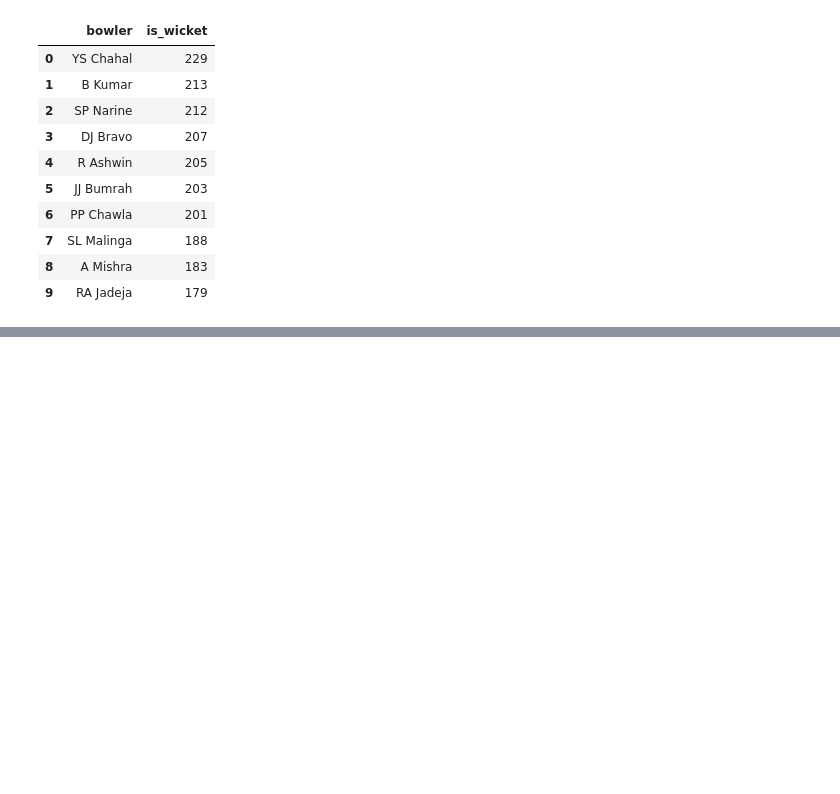
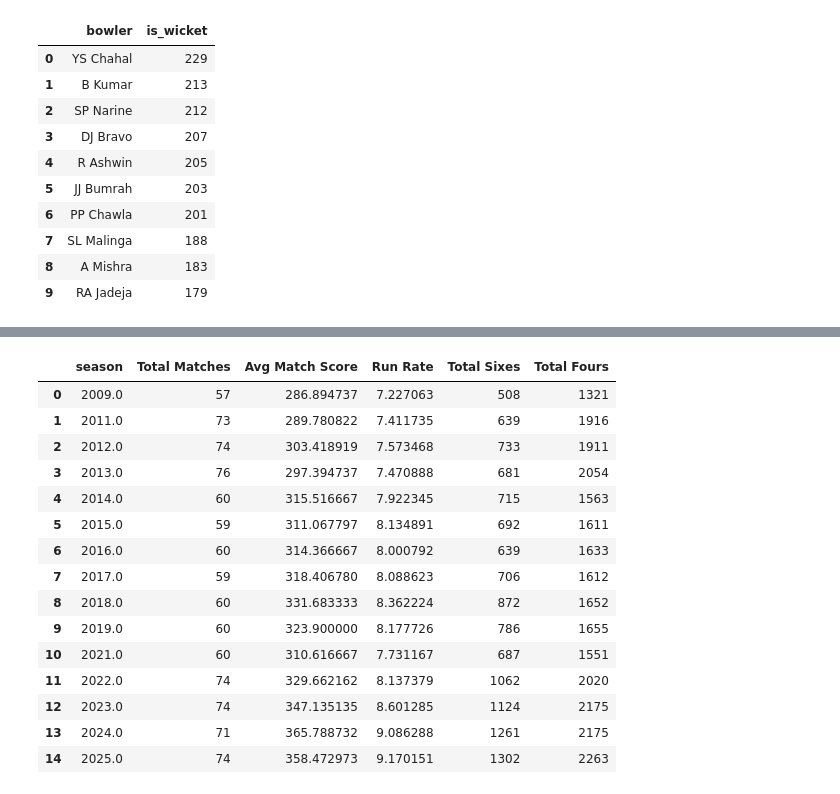
Before and after one commit to Lakshay-Juneja/dva_project, a Jupyter notebook: ipl.ipynb, the cells around one changed output, grey strips where cells are left out. Drawn from its saved outputs; the diff is of its cells as text; code cells hidden in the pictures; blank space fills up the shorter version.

```diff
--- a/ipl.ipynb
+++ b/ipl.ipynb
@@ -293,0 +364,89 @@ top_bowlers
+# %%
+import pandas as pd
+
+# Ensure numeric columns
+df['season'] = pd.to_numeric(df['season'], errors='coerce')
+df['runs_total'] = pd.to_numeric(df['runs_total'], errors='coerce')
+df['runs_batter'] = pd.to_numeric(df['runs_batter'], errors='coerce')
+
+# ------------------------------
+# 1️⃣ Total Matches Per Year
+# ------------------------------
+matches_per_year = df.groupby('season')['match_id'] \
+    .nunique() \
+    .reset_index(name='Total Matches')
+
+# ------------------------------
+# 2️⃣ Average Match Score Per Year
+# ------------------------------
+match_runs = df.groupby(['season','match_id'])['runs_total'] \
+    .sum() \
+    .reset_index()
+
+avg_score = match_runs.groupby('season')['runs_total'] \
+    .mean() \
+    .reset_index(name='Avg Match Score')
+
+# ------------------------------
+# 3️⃣ Run Rate Per Year
+# ------------------------------
+balls = df.groupby(['season','match_id']).size().reset_index(name='Balls')
+runs = df.groupby(['season','match_id'])['runs_total'].sum().reset_index()
+
+rr = pd.merge(runs, balls, on=['season','match_id'])
+rr['Run Rate'] = (rr['runs_total'] / rr['Balls']) * 6
+
+avg_runrate = rr.groupby('season')['Run Rate'] \
+    .mean() \
+    .reset_index()
+
+# ------------------------------
+# 4️⃣ Total Sixes Per Year
+# ------------------------------
+sixes = df[df['runs_batter'] == 6] \
+    .groupby('season') \
+    .size() \
+    .reset_index(name='Total Sixes')
+
+# ------------------------------
+# 5️⃣ Total Fours Per Year
+# ------------------------------
+fours = df[df['runs_batter'] == 4] \
+    .groupby('season') \
+    .size() \
+    .reset_index(name='Total Fours')
+
+# ------------------------------
+# 6️⃣ Merge Everything Into One Table
+# ------------------------------
+year_summary_table = matches_per_year \
+    .merge(avg_score, on='season') \
+    .merge(avg_runrate, on='season') \
+    .merge(sixes, on='season') \
+    .merge(fours, on='season')
+
+# ------------------------------
+# 7️⃣ Sort Year Wise
+# ------------------------------
+year_summary_table = year_summary_table \
+    .sort_values('season') \
+    .reset_index(drop=True)
+
+year_summary_table
+# %% [output]
+|  | season | Total Matches | Avg Match Score | Run Rate | Total Sixes | Total Fours |
+| 0 | 2009.0 | 57 | 286.894737 | 7.227063 | 508 | 1321 |
+| 1 | 2011.0 | 73 | 289.780822 | 7.411735 | 639 | 1916 |
+| 2 | 2012.0 | 74 | 303.418919 | 7.573468 | 733 | 1911 |
+| 3 | 2013.0 | 76 | 297.394737 | 7.470888 | 681 | 2054 |
+| 4 | 2014.0 | 60 | 315.516667 | 7.922345 | 715 | 1563 |
+| 5 | 2015.0 | 59 | 311.067797 | 8.134891 | 692 | 1611 |
+| 6 | 2016.0 | 60 | 314.366667 | 8.000792 | 639 | 1633 |
+| 7 | 2017.0 | 59 | 318.406780 | 8.088623 | 706 | 1612 |
+| 8 | 2018.0 | 60 | 331.683333 | 8.362224 | 872 | 1652 |
+| 9 | 2019.0 | 60 | 323.900000 | 8.177726 | 786 | 1655 |
+| 10 | 2021.0 | 60 | 310.616667 | 7.731167 | 687 | 1551 |
+| 11 | 2022.0 | 74 | 329.662162 | 8.137379 | 1062 | 2020 |
+| 12 | 2023.0 | 74 | 347.135135 | 8.601285 | 1124 | 2175 |
+| 13 | 2024.0 | 71 | 365.788732 | 9.086288 | 1261 | 2175 |
+| 14 | 2025.0 | 74 | 358.472973 | 9.170151 | 1302 | 2263 |
```
Also changed, not shown: parts of 9 cells of this notebook.
